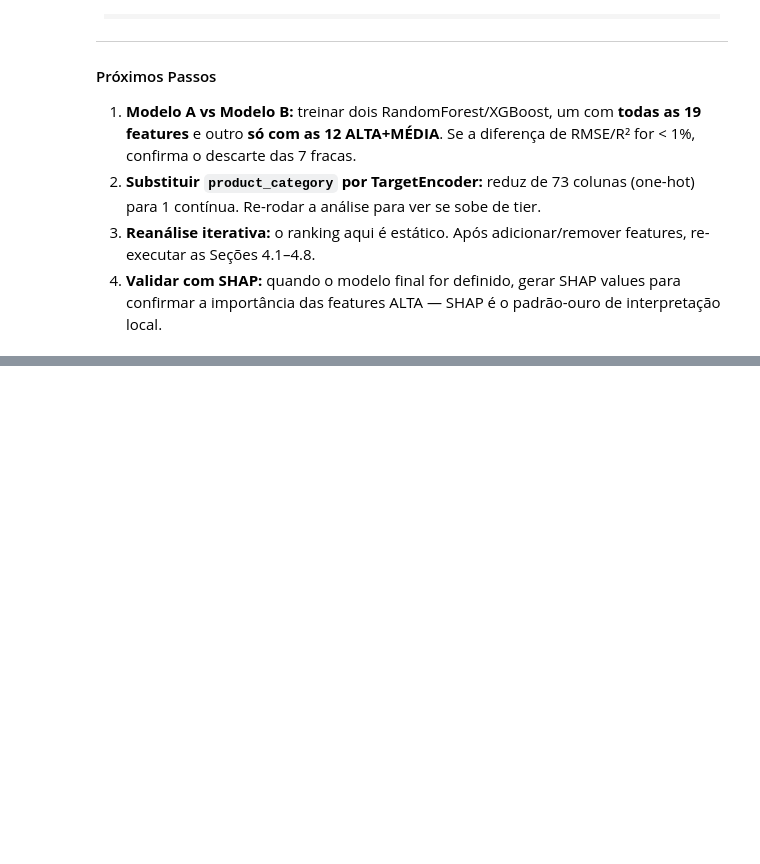
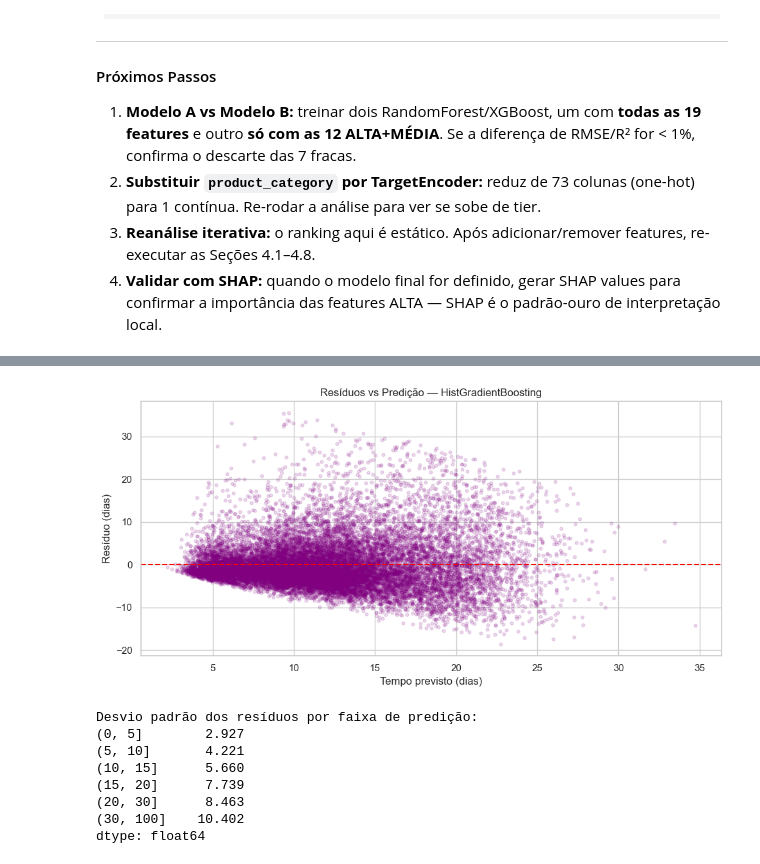
Before and after one commit to Overkillas/olist-delivery-time-prediction, a Jupyter notebook: olist_delivery_time_prediction.ipynb, the cells around one changed output, grey strips where cells are left out. Saved outputs shown, nothing was run; the diff lists cells and outputs as text; code cells hidden in the pictures; blank space fills up the shorter version.

```diff
--- a/olist_delivery_time_prediction.ipynb
+++ b/olist_delivery_time_prediction.ipynb
@@ -1475,0 +1998,28 @@ A análise de correlação entre features identificou os seguintes pares candida
+# %%
+# === Seção 6.5 — Diagnóstico: Resíduos vs Predição (Heterocedasticidade) ===
+# Se a dispersão dos resíduos cresce com a predição, o modelo tem variância
+# heterogênea (típico em dados com cauda longa como tempo de entrega).
+
+plt.figure(figsize=(10, 5))
+plt.scatter(y_pred, residuos, alpha=0.15, s=12, color="purple")
+plt.axhline(0, color="red", linestyle="--", linewidth=1.5)
+plt.xlabel("Tempo previsto (dias)")
+plt.ylabel("Resíduo (dias)")
+plt.title(f"Resíduos vs Predição — {nome_final}")
+plt.tight_layout()
+plt.show()
+
+# Estatística rápida: desvio padrão dos resíduos por faixa de predição
+faixas = pd.cut(y_pred, bins=[0, 5, 10, 15, 20, 30, 100])
+print("Desvio padrão dos resíduos por faixa de predição:")
+print(pd.Series(residuos.values).groupby(faixas).std().round(3))
+# %% [output]
+[figure, added]
+Desvio padrão dos resíduos por faixa de predição:
+(0, 5]        2.927
+(5, 10]       4.221
+(10, 15]      5.660
+(15, 20]      7.739
+(20, 30]      8.463
+(30, 100]    10.402
+dtype: float64
```
Also changed, not shown: parts of 28 cells of this notebook, 2 other files.
